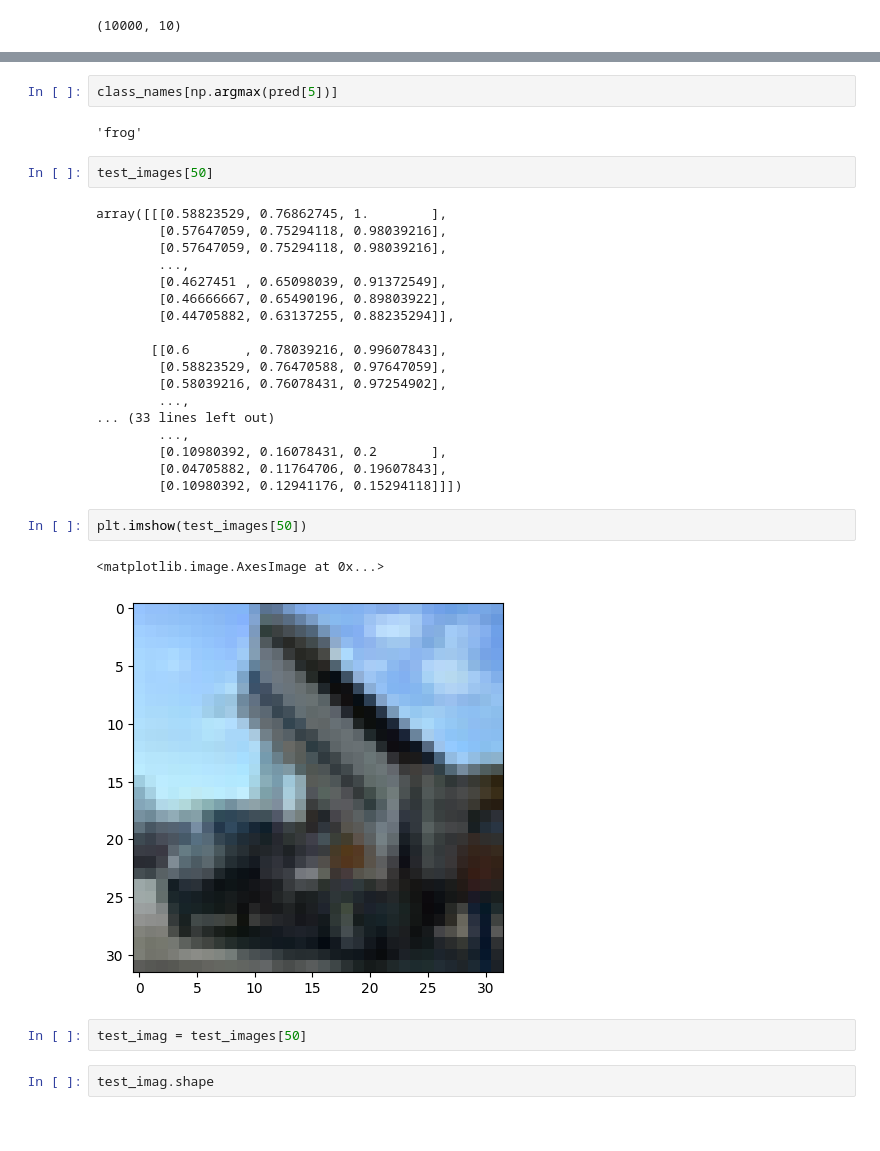
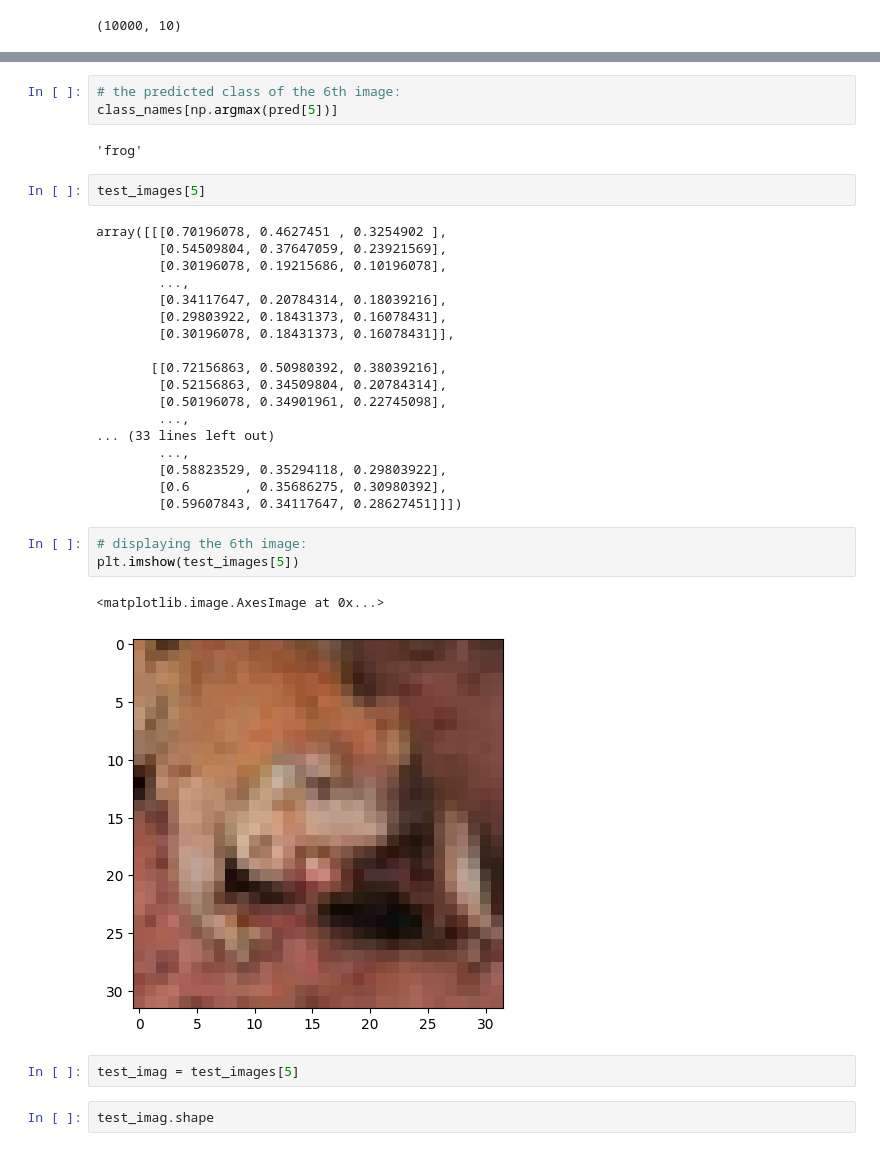
Before and after one commit to yhernandez55/ds-m2-0424-code-solutions, a Jupyter notebook: CNN_Basic_CIFAR.ipynb, the cells around one changed output, grey strips where cells are left out. Cells and saved outputs as stored; diff of their text form.

```diff
--- a/CNN_Basic_CIFAR.ipynb
+++ b/CNN_Basic_CIFAR.ipynb
@@ -274,34 +264,36 @@ print(predicted_classes)
-# %%
-class_names[np.argmax(pred[5])]
-# %% [output]
-'frog'
+# %%
+# the predicted class of the 6th image:
+class_names[np.argmax(pred[5])]
+# %% [output]
+'frog'
 # %%
-test_images[50]
+test_images[5]
 # %% [output]
-array([[[0.58823529, 0.76862745, 1.        ],
-        [0.57647059, 0.75294118, 0.98039216],
-        [0.57647059, 0.75294118, 0.98039216],
+array([[[0.70196078, 0.4627451 , 0.3254902 ],
+        [0.54509804, 0.37647059, 0.23921569],
+        [0.30196078, 0.19215686, 0.10196078],
         ...,
-        [0.4627451 , 0.65098039, 0.91372549],
-        [0.46666667, 0.65490196, 0.89803922],
-        [0.44705882, 0.63137255, 0.88235294]],
+        [0.34117647, 0.20784314, 0.18039216],
+        [0.29803922, 0.18431373, 0.16078431],
+        [0.30196078, 0.18431373, 0.16078431]],
 
-       [[0.6       , 0.78039216, 0.99607843],
-        [0.58823529, 0.76470588, 0.97647059],
-        [0.58039216, 0.76078431, 0.97254902],
+       [[0.72156863, 0.50980392, 0.38039216],
+        [0.52156863, 0.34509804, 0.20784314],
+        [0.50196078, 0.34901961, 0.22745098],
         ...,
 ... (33 lines left out)
         ...,
-        [0.10980392, 0.16078431, 0.2       ],
-        [0.04705882, 0.11764706, 0.19607843],
-        [0.10980392, 0.12941176, 0.15294118]]])
+        [0.58823529, 0.35294118, 0.29803922],
+        [0.6       , 0.35686275, 0.30980392],
+        [0.59607843, 0.34117647, 0.28627451]]])
-# %%
-plt.imshow(test_images[50])
-# %% [output]
-<matplotlib.image.AxesImage at 0x...>
-[figure, removed]
+# %%
+# displaying the 6th image:
+plt.imshow(test_images[5])
+# %% [output]
+<matplotlib.image.AxesImage at 0x...>
+[figure, added]
 # %%
-test_imag = test_images[50]
+test_imag = test_images[5]
 # %%
 test_imag.shape
 # %% [output]
```
Also changed, not shown: parts of 29 cells of this notebook.
